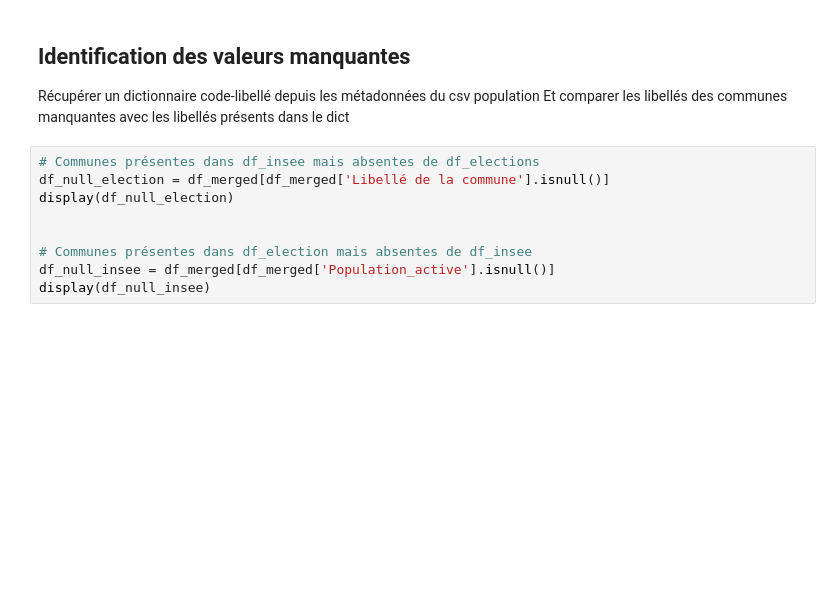
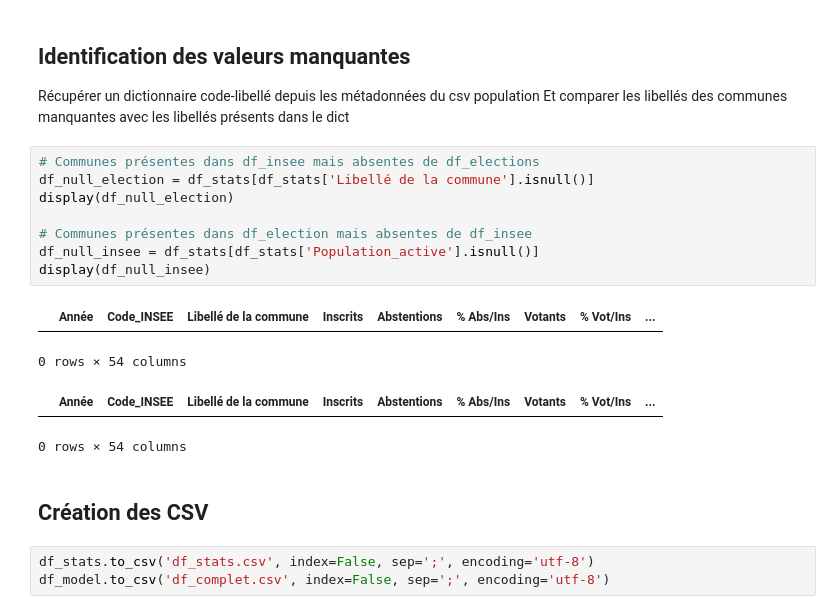
Before and after one commit to AlexandreCrestien/political-prediction, a Jupyter notebook: data/full_df_final.ipynb, the cells around one changed output. Drawn from its saved outputs; the diff is of its cells as text; blank space fills up the shorter version.

```diff
--- a/data/full_df_final.ipynb
+++ b/data/full_df_final.ipynb
@@ -27,10 +127,19 @@ Récupérer un dictionnaire code-libellé depuis les métadonnées du csv popula
 Et comparer les libellés des communes manquantes avec les libellés présents dans le dict
 # %%
 # Communes présentes dans df_insee mais absentes de df_elections
-df_null_election = df_merged[df_merged['Libellé de la commune'].isnull()]
+df_null_election = df_stats[df_stats['Libellé de la commune'].isnull()]
 display(df_null_election)
 
-
 # Communes présentes dans df_election mais absentes de df_insee
-df_null_insee = df_merged[df_merged['Population_active'].isnull()]
+df_null_insee = df_stats[df_stats['Population_active'].isnull()]
 display(df_null_insee)
+# %% [output]
+|  | Année | Code_INSEE | Libellé de la commune | Inscrits | Abstentions | % Abs/Ins | Votants | % Vot/Ins | ... |
+0 rows × 54 columns
+|  | Année | Code_INSEE | Libellé de la commune | Inscrits | Abstentions | % Abs/Ins | Votants | % Vot/Ins | ... |
+0 rows × 54 columns
+# %% [markdown]
+## Création des CSV
+# %%
+df_stats.to_csv('df_stats.csv', index=False, sep=';', encoding='utf-8')
+df_model.to_csv('df_complet.csv', index=False, sep=';', encoding='utf-8')
```
Also changed, not shown: parts of 6 cells of this notebook.
